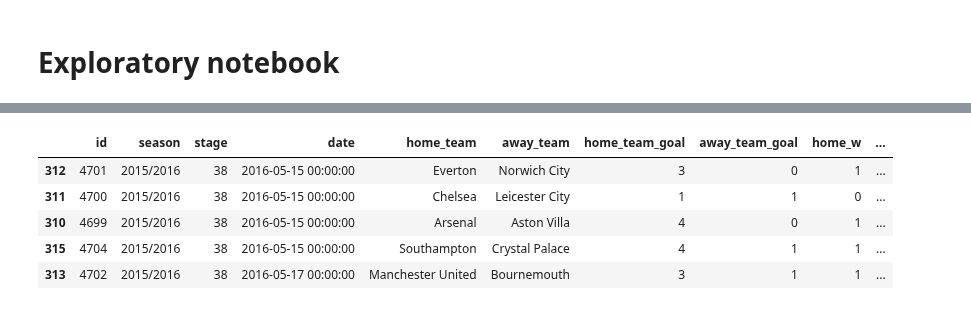
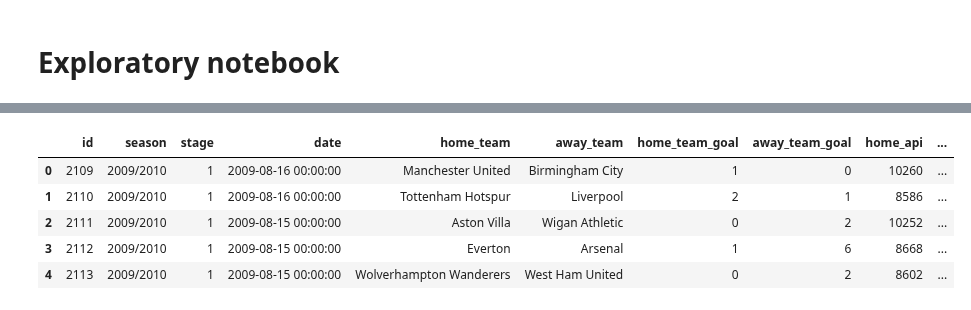
Before and after one commit to georgebrockman/beatthebookies, a Jupyter notebook: beatthebookies/notebooks/chris_explore.ipynb, the cells around one changed output, grey strips where cells are left out. Drawn from its saved outputs; the diff is of its cells as text; code cells hidden in the pictures.

```diff
--- a/beatthebookies/notebooks/chris_explore.ipynb
+++ b/beatthebookies/notebooks/chris_explore.ipynb
@@ -24 +33,11 @@ get_data 8.5
+# %%
+df = pd.read_sql("""SELECT m.id,
+                        m.season, m.stage, m.date,
+                        ht.team_long_name as home_team, at.team_long_name as away_team, m.home_team_goal,
+                        m.away_team_goal, m.home_team_api_id as home_api, m.away_team_api_id as away_api
+                        FROM Match as m
+                        LEFT JOIN Team AS ht on ht.team_api_id = m.home_team_api_id
+                        LEFT JOIN Team AS at on at.team_api_id = m.away_team_api_id
+                        WHERE league_id = :league AND season != :season
+                        ;""", conn, params={"league":1729, "season":'2008/2009'})
 # %%
@@ -33,16 +47,9 @@ df.tail()
-# %%
-df['home_w'] = 0
-# %%
-df[['home_t_total_goals','away_t_total_goals']] = 0
-# %%
-df['home_t_total_goals'] = df.apply(lambda x: opposite_stat(x, team='home_team', stat='away_team_goal' ), axis=1)
-df['away_t_total_goals'] = df.apply(lambda x: opposite_stat(x, team='away_team', stat='home_team_goal' ), axis=1)
 # %%
-df.tail()
+df.head()
 # %% [output]
-|  | id | season | stage | date | home_team | away_team | home_team_goal | away_team_goal | home_w | ... |
-| 312 | 4701 | 2015/2016 | 38 | 2016-05-15 00:00:00 | Everton | Norwich City | 3 | 0 | 1 | ... |
-| 311 | 4700 | 2015/2016 | 38 | 2016-05-15 00:00:00 | Chelsea | Leicester City | 1 | 1 | 0 | ... |
-| 310 | 4699 | 2015/2016 | 38 | 2016-05-15 00:00:00 | Arsenal | Aston Villa | 4 | 0 | 1 | ... |
-| 315 | 4704 | 2015/2016 | 38 | 2016-05-15 00:00:00 | Southampton | Crystal Palace | 4 | 1 | 1 | ... |
-| 313 | 4702 | 2015/2016 | 38 | 2016-05-17 00:00:00 | Manchester United | Bournemouth | 3 | 1 | 1 | ... |
+|  | id | season | stage | date | home_team | away_team | home_team_goal | away_team_goal | home_api | ... |
+| 0 | 2109 | 2009/2010 | 1 | 2009-08-16 00:00:00 | Manchester United | Birmingham City | 1 | 0 | 10260 | ... |
+| 1 | 2110 | 2009/2010 | 1 | 2009-08-16 00:00:00 | Tottenham Hotspur | Liverpool | 2 | 1 | 8586 | ... |
+| 2 | 2111 | 2009/2010 | 1 | 2009-08-15 00:00:00 | Aston Villa | Wigan Athletic | 0 | 2 | 10252 | ... |
+| 3 | 2112 | 2009/2010 | 1 | 2009-08-15 00:00:00 | Everton | Arsenal | 1 | 6 | 8668 | ... |
+| 4 | 2113 | 2009/2010 | 1 | 2009-08-15 00:00:00 | Wolverhampton Wanderers | West Ham United | 0 | 2 | 8602 | ... |
```
Also changed, not shown: parts of 33 cells of this notebook, 2 other files.
